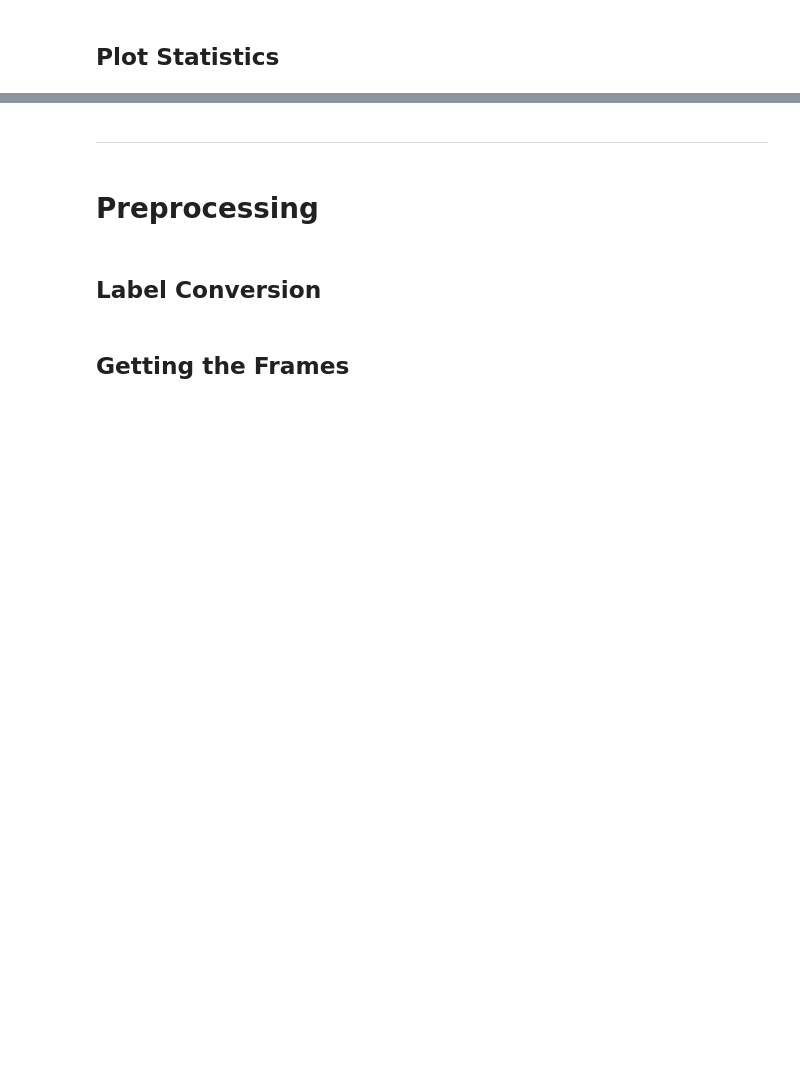
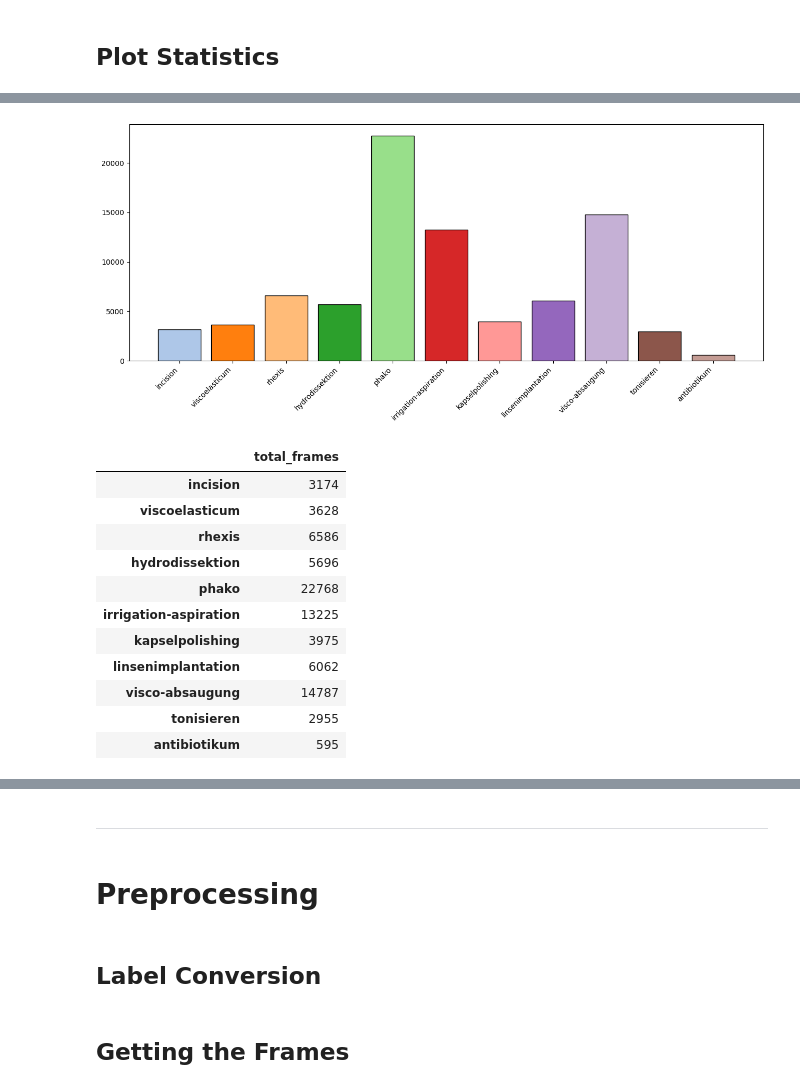
Before and after one commit to stefanosPanteli/EPL445_CataractVideoPhaseClassification, a Jupyter notebook: project/project.ipynb, the cells around one changed output, grey strips where cells are left out. Saved outputs shown, nothing was run; the diff lists cells and outputs as text; code cells hidden in the pictures; blank space fills up the shorter version.

```diff
--- a/project/project.ipynb
+++ b/project/project.ipynb
@@ -532,3 +551,62 @@ KeyboardInterrupt:
+# %%
+def plot_total_frames_per_phase(annotations: Dict[int, Dict[int, str]]) -> pd.DataFrame:
+    '''
+    `plot_total_frames_per_phase` plots the total number of frames per phase.
+
+    `Args:`
+        annotations (Dict[int, Dict[int, str]]): A dictionary of the frame annotations.
+        * Format: {
+            case_id: {
+                frame_number: label
+            }
+        }
+
+    `Returns:`
+        pd.DataFrame: A dataframe with the total number of frames per phase.
+    '''
+    if not annotations:
+        print('No annotations to plot.')
+        return pd.DataFrame(columns=['total_frames'])
+
+    frames_per_phase = {k: 0 for k in label_to_int.keys()}
+
+    for case_id, frame_dict in annotations.items():
+        for frame, label in frame_dict.items():
+            frames_per_phase[label.lower()] += 1
+
+    plt.figure(figsize=(13, 6))
+    plt.bar(
+        frames_per_phase.keys(),
+        frames_per_phase.values(),
+        color=[phase_to_color[label] for label in frames_per_phase.keys()],
+        edgecolor='black'
+    )
+
+    plt.xticks(rotation=45, ha='right')
+    plt.tight_layout()
+    plt.show()
+
+    return pd.DataFrame.from_dict(
+        frames_per_phase,
+        orient='index',
+        columns=['total_frames']
+    )
+
+plot_total_frames_per_phase(annotations_only)
+# %% [output]
+[figure, added]
+|  | total_frames |
+| incision | 3174 |
+| viscoelasticum | 3628 |
+| rhexis | 6586 |
+| hydrodissektion | 5696 |
+| phako | 22768 |
+| irrigation-aspiration | 13225 |
+| kapselpolishing | 3975 |
+| linsenimplantation | 6062 |
+| visco-absaugung | 14787 |
+| tonisieren | 2955 |
+| antibiotikum | 595 |
 # %%
 def show_middle_frame_of_each_phase(case_info: Dict[str, object], case_id: int) -> pd.DataFrame:
     '''
```
Also changed, not shown: parts of 27 cells of this notebook, 1 other file.
